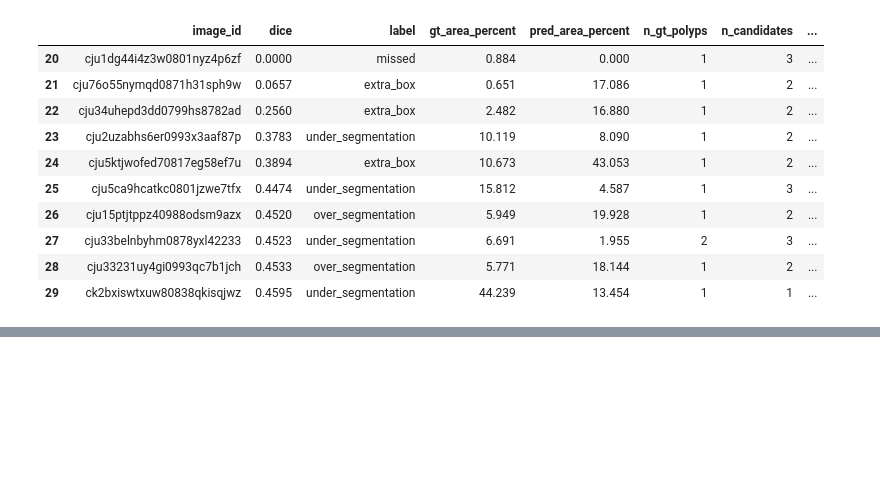
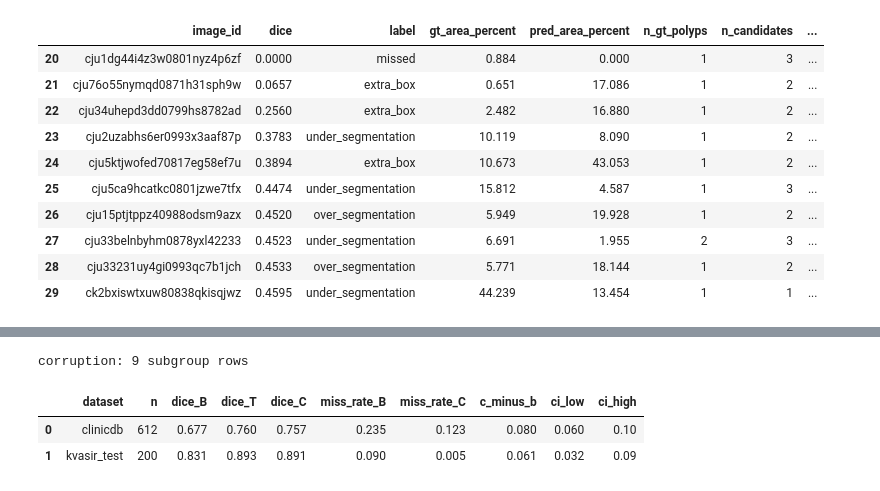
Before and after one commit to kashishfatima999/Confidence-Aware-Self-Prompting-for-Robust-Polyp-Segmentation, a Jupyter notebook: notebooks/06_phase4_analysis.ipynb, the cells around one changed output, grey strips where cells are left out. Cells and saved outputs as stored; diff of their text form; code cells hidden in the pictures; blank space fills up the shorter version.

```diff
--- a/notebooks/06_phase4_analysis.ipynb
+++ b/notebooks/06_phase4_analysis.ipynb
@@ -294,0 +295,14 @@ Cells for the subgroup analysis (`src/eval/bias_check.py`) go here.
+# %%
+r = subprocess.run([sys.executable, "src/eval/bias_check.py", "--runs", RUNS], capture_output=True, text=True)
+print(r.stdout.strip().splitlines()[-3] if r.returncode == 0 else r.stderr[-2000:])
+
+def bias(factor):
+    t = pd.read_csv(f"docs/tables/phase4/bias_{factor}.csv")
+    return t[t.dataset.isin(["kvasir_test", "clinicdb"])]
+
+bias("dataset")[["dataset", "n", "dice_B", "dice_T", "dice_C", "miss_rate_B", "miss_rate_C", "c_minus_b", "ci_low", "ci_high"]].round(3)
+# %% [output]
+corruption: 9 subgroup rows
+|  | dataset | n | dice_B | dice_T | dice_C | miss_rate_B | miss_rate_C | c_minus_b | ci_low | ci_high |
+| 0 | clinicdb | 612 | 0.677 | 0.760 | 0.757 | 0.235 | 0.123 | 0.080 | 0.060 | 0.10 |
+| 1 | kvasir_test | 200 | 0.831 | 0.893 | 0.891 | 0.090 | 0.005 | 0.061 | 0.032 | 0.09 |
```
Also changed, not shown: parts of 5 cells of this notebook, 7 other files.
